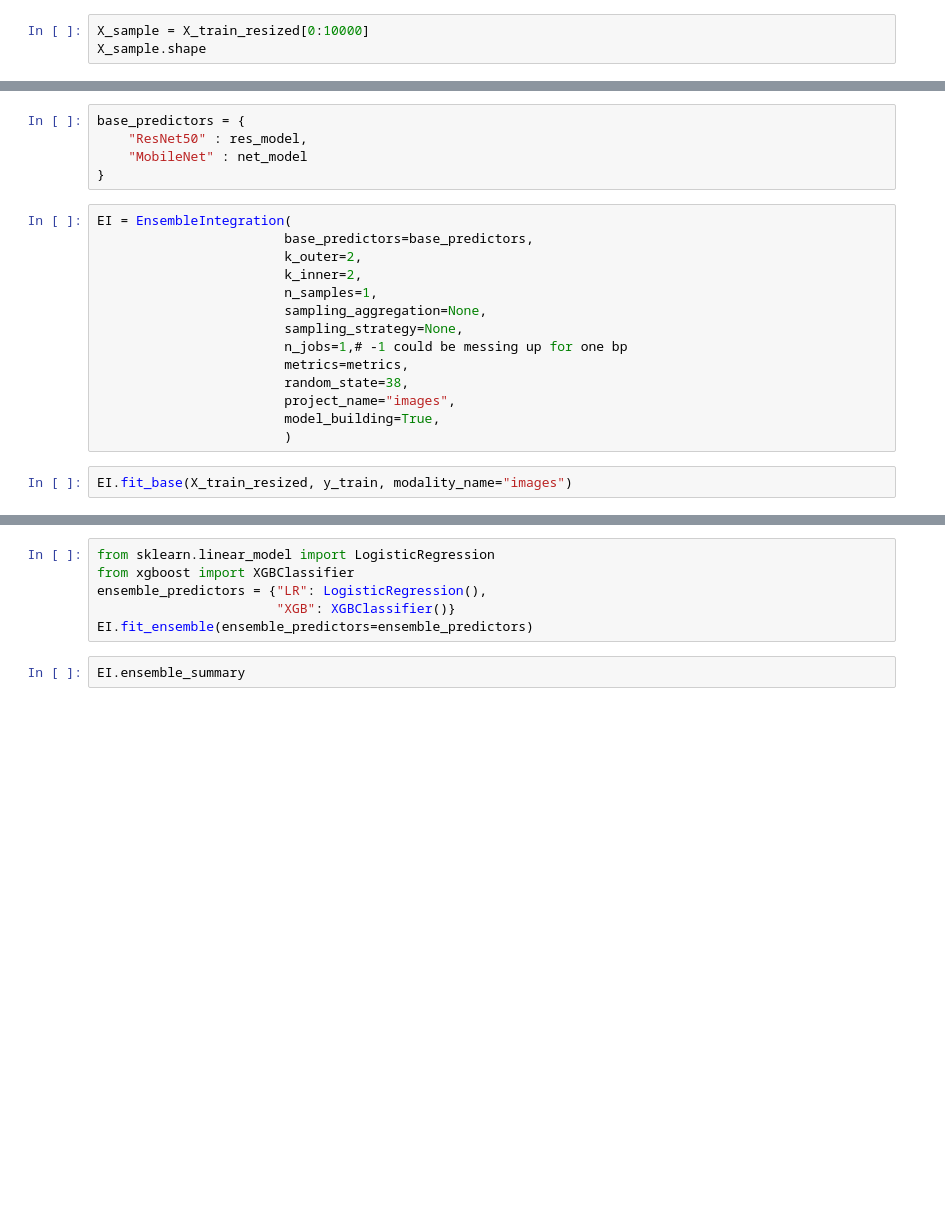
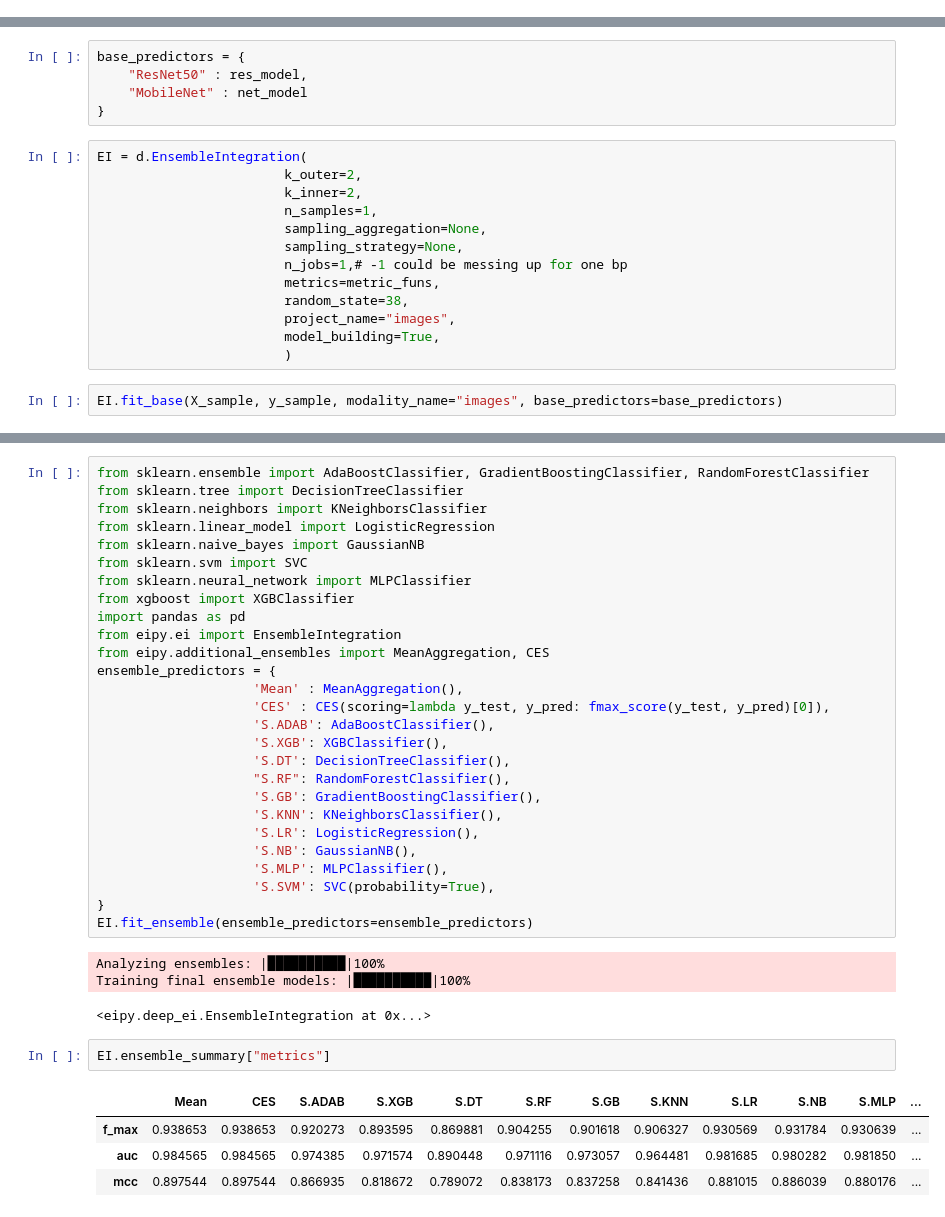
Before and after one commit to aviadsusman/eipy, a Jupyter notebook: eipy/deep_implement.ipynb, the cells around one changed output, grey strips where cells are left out. Saved outputs shown, nothing was run; the diff lists cells and outputs as text; blank space fills up the shorter version.

```diff
--- a/eipy/deep_implement.ipynb
+++ b/eipy/deep_implement.ipynb
@@ -63,3 +93,0 @@ for i in range(X_test.shape[0]):
-# %%
-X_sample = X_train_resized[0:10000]
-X_sample.shape
@@ -96,21 +116,20 @@ base_predictors = {
     "MobileNet" : net_model
 }
 # %%
-EI = EnsembleIntegration(
-                        base_predictors=base_predictors,
+EI = d.EnsembleIntegration(
                         k_outer=2,
                         k_inner=2,
                         n_samples=1,
                         sampling_aggregation=None,
                         sampling_strategy=None,
                         n_jobs=1,# -1 could be messing up for one bp
-                        metrics=metrics,
+                        metrics=metric_funs,
                         random_state=38,
                         project_name="images",
                         model_building=True,
                         )
 # %%
-EI.fit_base(X_train_resized, y_train, modality_name="images")
+EI.fit_base(X_sample, y_sample, modality_name="images", base_predictors=base_predictors)
 # %% [output]
 Training base predictors on images...
 
@@ -146,9 +201,39 @@ NameError: name 'EI' is not defined
-# %%
-from sklearn.linear_model import LogisticRegression
-from xgboost import XGBClassifier
-ensemble_predictors = {"LR": LogisticRegression(),
-                       "XGB": XGBClassifier()}
-EI.fit_ensemble(ensemble_predictors=ensemble_predictors)
+# %%
+from sklearn.ensemble import AdaBoostClassifier, GradientBoostingClassifier, RandomForestClassifier
+from sklearn.tree import DecisionTreeClassifier
+from sklearn.neighbors import KNeighborsClassifier
+from sklearn.linear_model import LogisticRegression
+from sklearn.naive_bayes import GaussianNB
+from sklearn.svm import SVC
+from sklearn.neural_network import MLPClassifier
+from xgboost import XGBClassifier
+import pandas as pd
+from eipy.ei import EnsembleIntegration
+from eipy.additional_ensembles import MeanAggregation, CES
+ensemble_predictors = {
+                    'Mean' : MeanAggregation(),
+                    'CES' : CES(scoring=lambda y_test, y_pred: fmax_score(y_test, y_pred)[0]),
+                    'S.ADAB': AdaBoostClassifier(),
+                    'S.XGB': XGBClassifier(),
+                    'S.DT': DecisionTreeClassifier(),
+                    "S.RF": RandomForestClassifier(),
+                    'S.GB': GradientBoostingClassifier(),
+                    'S.KNN': KNeighborsClassifier(),
+                    'S.LR': LogisticRegression(),
+                    'S.NB': GaussianNB(),
+                    'S.MLP': MLPClassifier(),
+                    'S.SVM': SVC(probability=True),
+}
+EI.fit_ensemble(ensemble_predictors=ensemble_predictors)
+# %% [output]
+Analyzing ensembles: |██████████|100%
+Training final ensemble models: |██████████|100%
+<eipy.deep_ei.EnsembleIntegration at 0x...>
 # %%
-EI.ensemble_summary
+EI.ensemble_summary["metrics"]
+# %% [output]
+|  | Mean | CES | S.ADAB | S.XGB | S.DT | S.RF | S.GB | S.KNN | S.LR | S.NB | S.MLP | ... |
+| f_max | 0.938653 | 0.938653 | 0.920273 | 0.893595 | 0.869881 | 0.904255 | 0.901618 | 0.906327 | 0.930569 | 0.931784 | 0.930639 | ... |
+| auc | 0.984565 | 0.984565 | 0.974385 | 0.971574 | 0.890448 | 0.971116 | 0.973057 | 0.964481 | 0.981685 | 0.980282 | 0.981850 | ... |
+| mcc | 0.897544 | 0.897544 | 0.866935 | 0.818672 | 0.789072 | 0.838173 | 0.837258 | 0.841436 | 0.881015 | 0.886039 | 0.880176 | ... |
 # %%
```
Also changed, not shown: parts of 23 cells of this notebook, 1 other file.
